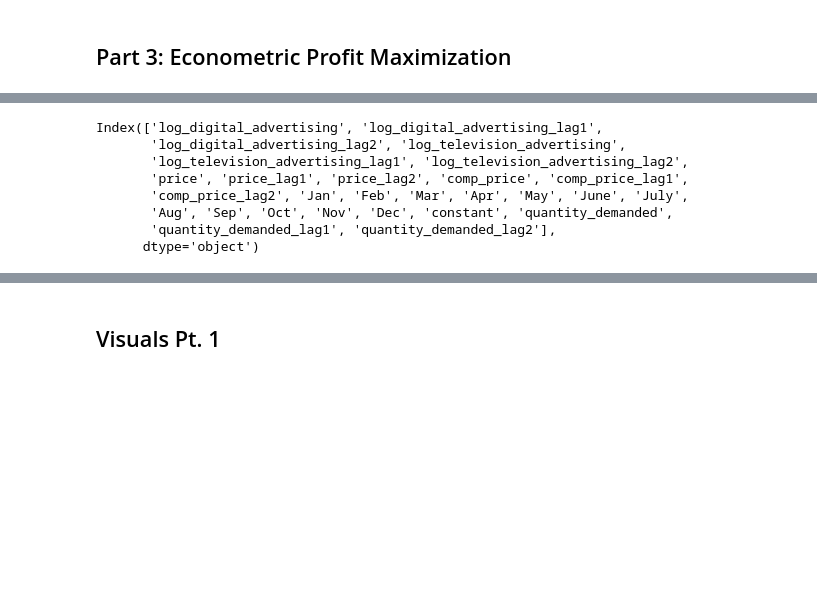
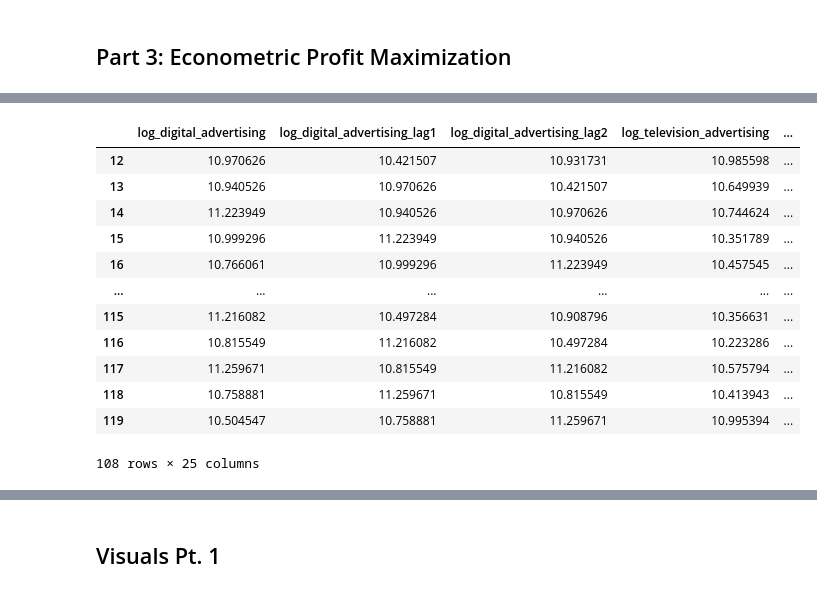
Before and after one commit to jakepenzak/blog-posts, a Jupyter notebook: Optimization/Main Driver.ipynb, the cells around one changed output, grey strips where cells are left out. Cells and saved outputs as stored; diff of their text form; code cells hidden in the pictures; blank space fills up the shorter version.

```diff
--- a/Optimization/Main Driver.ipynb
+++ b/Optimization/Main Driver.ipynb
@@ -301,15 +305,20 @@ plt.show()
+# %%
+df[10:]
+# %% [output]
+|  | log_digital_advertising | log_digital_advertising_lag1 | log_digital_advertising_lag2 | log_television_advertising | ... |
+| 12 | 10.970626 | 10.421507 | 10.931731 | 10.985598 | ... |
+| 13 | 10.940526 | 10.970626 | 10.421507 | 10.649939 | ... |
+| 14 | 11.223949 | 10.940526 | 10.970626 | 10.744624 | ... |
+| 15 | 10.999296 | 11.223949 | 10.940526 | 10.351789 | ... |
+| 16 | 10.766061 | 10.999296 | 11.223949 | 10.457545 | ... |
+| ... | ... | ... | ... | ... | ... |
+| 115 | 11.216082 | 10.497284 | 10.908796 | 10.356631 | ... |
+| 116 | 10.815549 | 11.216082 | 10.497284 | 10.223286 | ... |
+| 117 | 11.259671 | 10.815549 | 11.216082 | 10.575794 | ... |
+| 118 | 10.758881 | 11.259671 | 10.815549 | 10.413943 | ... |
+| 119 | 10.504547 | 10.758881 | 11.259671 | 10.995394 | ... |
+108 rows × 25 columns
 # %%
 df['quantity_demanded'] = quantity_demanded_ar
 df['quantity_demanded_lag1'] = df['quantity_demanded'].shift(1)
 df['quantity_demanded_lag2'] = df['quantity_demanded'].shift(2)
-
-df.columns
-# %% [output]
-Index(['log_digital_advertising', 'log_digital_advertising_lag1',
-       'log_digital_advertising_lag2', 'log_television_advertising',
-       'log_television_advertising_lag1', 'log_television_advertising_lag2',
-       'price', 'price_lag1', 'price_lag2', 'comp_price', 'comp_price_lag1',
-       'comp_price_lag2', 'Jan', 'Feb', 'Mar', 'Apr', 'May', 'June', 'July',
-       'Aug', 'Sep', 'Oct', 'Nov', 'Dec', 'constant', 'quantity_demanded',
-       'quantity_demanded_lag1', 'quantity_demanded_lag2'],
-      dtype='object')
```
Also changed, not shown: parts of 25 cells of this notebook.
